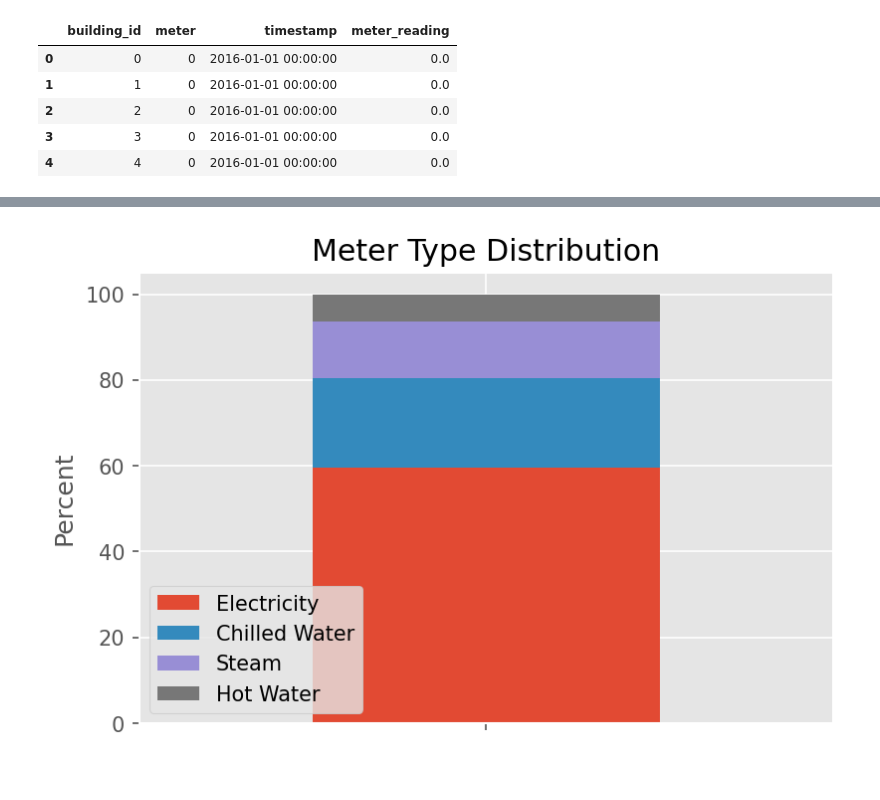
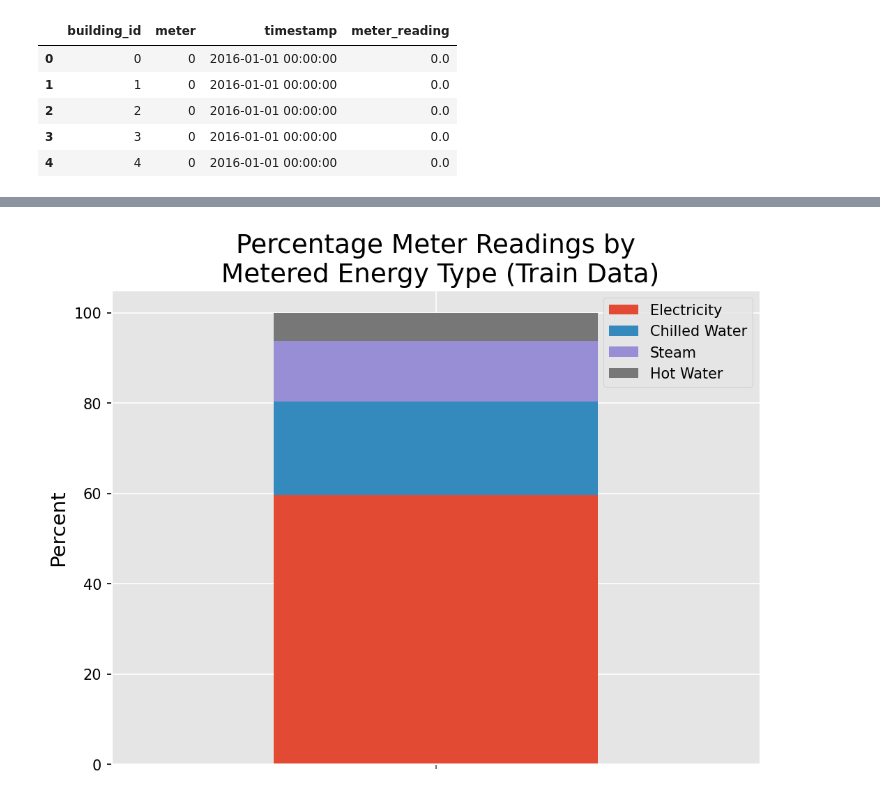
Before and after one commit to jtyrrell86/Capstone-2, a Jupyter notebook: notebooks/EDA for Capstone 2.ipynb, the cells around one changed output, grey strips where cells are left out. Cells and saved outputs as stored; diff of their text form; code cells hidden in the pictures.

```diff
--- a/notebooks/EDA for Capstone 2.ipynb
+++ b/notebooks/EDA for Capstone 2.ipynb
@@ -1353,7 +1353,7 @@ train_df.head()
 | 3 | 3 | 0 | 2016-01-01 00:00:00 | 0.0 |
 | 4 | 4 | 0 | 2016-01-01 00:00:00 | 0.0 |
 # %%
-percent_electricity = round((train_df[train_df["meter"] == 0]["meter"].count() / train_df["meter"].count()) * 100, 2)
-percent_chilled_water = round((train_df[train_df["meter"] == 1]["meter"].count() / train_df["meter"].count()) * 100, 2)
-percent_steam = round((train_df[train_df["meter"] == 2]["meter"].count() / train_df["meter"].count()) * 100, 2)
-percent_hot_water = round((train_df[train_df["meter"] == 3]["meter"].count() / train_df["meter"].count()) * 100, 2)
+percent_electricity = round((train_df[train_df["meter"] == 0]["meter"].count() / train_df["meter"].count() * 100), 2)
+percent_chilled_water = round((train_df[train_df["meter"] == 1]["meter"].count() / train_df["meter"].count() * 100), 2)
+percent_steam = round((train_df[train_df["meter"] == 2]["meter"].count() / train_df["meter"].count() * 100), 2)
+percent_hot_water = round((train_df[train_df["meter"] == 3]["meter"].count() / train_df["meter"].count() * 100), 2)
@@ -1364,23 +1363,15 @@ NameError: name 'series' is not defined
 # %%
 series = pd.Series([percent_electricity, percent_chilled_water, percent_steam, percent_hot_water], index=["Electricity", "Chilled Water", "Steam", "Hot Water"])
 # %%
-fig, ax = plt.subplots(dpi=150)
+fig, ax = plt.subplots(figsize=(8,6),dpi=150)
 
 pd.DataFrame(series).T.plot.bar(stacked=True, ax=ax)
-# for i in range(4):
-#     if i == 0:
-#         ax.get_children()[i].set_color('yellow')
-#     elif i == 1:
-#         ax.get_children()[i].set_color('blue')
-#     elif i == 2:
-#         ax.get_children()[i].set_color('green')
-#     elif i == 3:
-#         ax.get_children()[i].set_color('red')
-# plt.legend(color=["red", "green","blue","yellow"])
 plt.style.use('ggplot')
-ax.set_title("Meter Type Distribution")
-ax.set_ylabel("Percent")
+ax.set_title("Percentage Meter Readings by\n Metered Energy Type (Train Data)", fontsize=18, color="black")
+ax.set_ylabel("Percent", fontsize=14, color="black")
+ax.xaxis.label.set_color('black')
+ax.tick_params(axis='y', colors='black')
 plt.xticks(visible=False);
-plt.savefig("../images/meter_type_distribution.png")
+plt.savefig("../images/meter_type_distribution.png", bbox_inches='tight')
 # %% [output]
-[figure, old version]
+[figure, new version]
```
Also changed, not shown: parts of 2 cells of this notebook, 18 other files.
